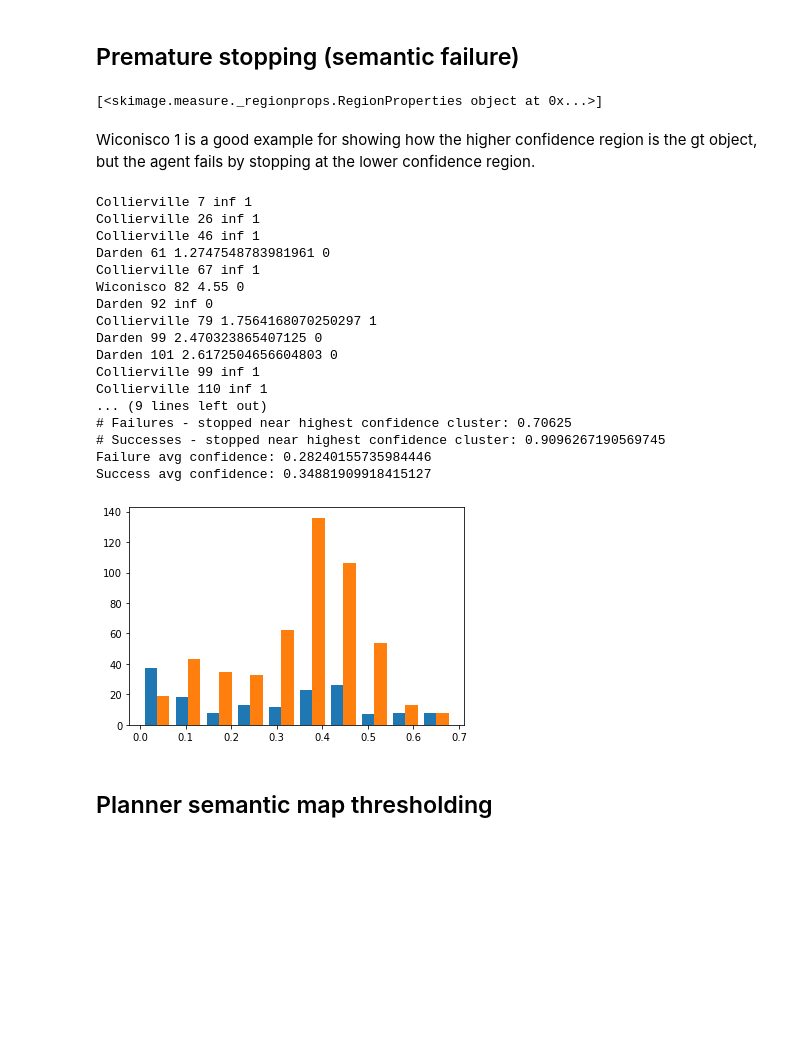
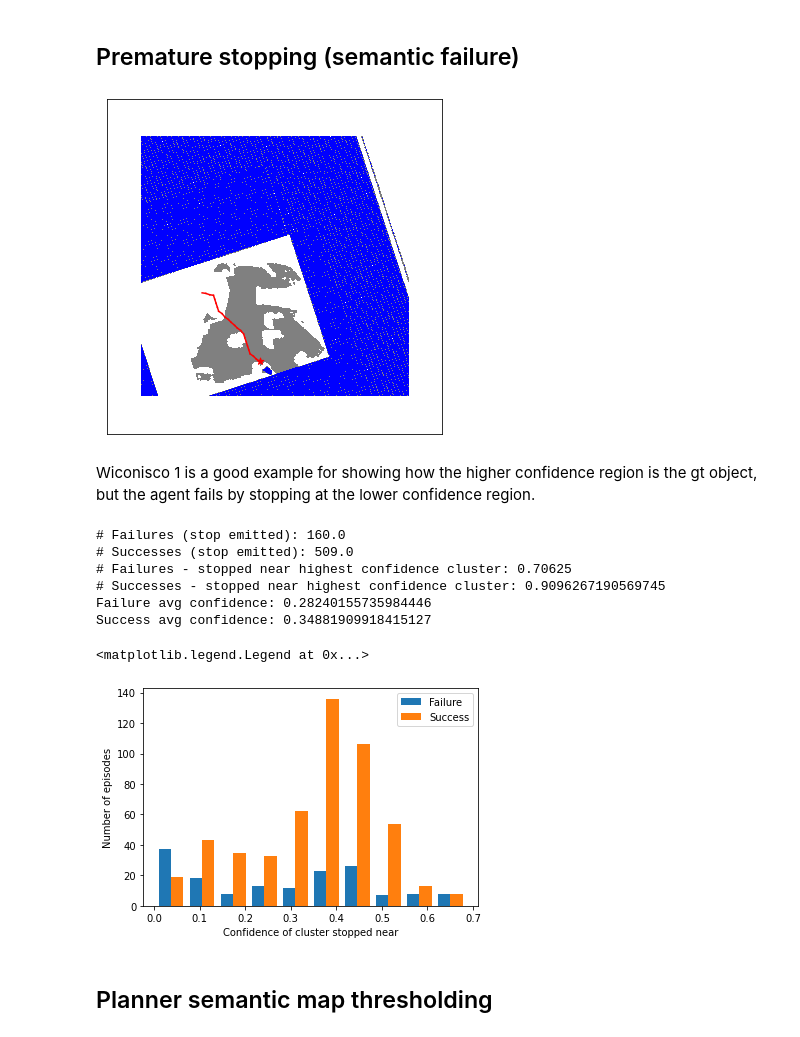
Before and after one commit to rish-raghu/Object-Goal-Navigation, a Jupyter notebook: Analysis.ipynb, the cells around one changed output. Drawn from its saved outputs; the diff is of its cells as text; code cells hidden in the pictures; blank space fills up the shorter version.

```diff
--- a/Analysis.ipynb
+++ b/Analysis.ipynb
@@ -270,7 +331,7 @@ success_lengths = []
 success_lengths_norm = []
 failure_lengths = []
 failure_lengths_norm = []
-for episode in episodes:
+for episode in episodes_baseline:
     length = 0
     for step in range(1, len(episode["positions"])):
         length += distance(episode["positions"][step-1], episode["positions"][step])
@@ -309,7 +370,7 @@ plt.hist((success_lengths, failure_lengths))
 # %%
 success_actions = []
 failure_actions = []
-for episode in episodes:
+for episode in episodes_baseline:
     num_actions = len(episode["positions"])
     if episode["success"]:
         success_actions.append(num_actions)
@@ -410,14 +471,15 @@ def render_episode(episode, map_type, render_goals=False, print_success=True):
         render_map = np.zeros_like(sem_map[0])
         goal_map = sem_map[episode["object_id"]+4]
         trav_map = sem_map[0]
-        render_map[trav_map>0] = 1
+        explored_map = sem_map[1]
+        render_map[(trav_map==0).astype(bool) & (explored_map>0).astype(bool)] = 1
         render_map[goal_map>0] = 2
         render_map = global_to_gt_map(render_map, episode)[:gt_sem_map.shape[1], :gt_sem_map.shape[2]]
         if np.sum(goal_map)==0:
             cmap = colors.ListedColormap(['white','gray'])
     plt.imshow(render_map, cmap=cmap)
-    plt.xlim([render_map.shape[1]//2-260, render_map.shape[1]//2+260])
-    plt.ylim([render_map.shape[0]//2+260, render_map.shape[0]//2-260])
+    plt.xlim([render_map.shape[1]//2-200, render_map.shape[1]//2+200])
+    plt.ylim([render_map.shape[0]//2+200, render_map.shape[0]//2-200])
     plt.xticks([])
     plt.yticks([])
 
@@ -835,13 +897,13 @@ def get_semantic_clusters(sem_map):
     #conf = np.take(sem_map, np.ravel_multi_index((region.coords[:,0], region.coords[:,1]), sem_map.shape))
     return regions
 # %%
-episode = get_episode("Wiconisco", 10, episodes)
-sem_map = np.load('results/{}/maparr_{}_{}.npy'.format(exp_name, episode["scene"], episode["episode_id"]))[episode["object_id"]+4]
-regions = get_semantic_clusters(sem_map)
-print(regions)
+episode = get_episode("Wiconisco", 56, episodes_denoise_semthr)
+#sem_map = np.load('/Volumes/thesis/results_external/{}/maparr_{}_{}.npy'.format(exp_name, episode["scene"], episode["episode_id"]))[episode["object_id"]+4]
 #sem_map = dataset_info[episode["scene"]][0]["sem_map"][episode["object_id"]+1]
+#render_episode(episode, "agent", print_success=False)
+render_episode(episode, "agent", print_success=False)
 # %% [output]
-[<skimage.measure._regionprops.RegionProperties object at 0x...>]
+[figure, added]
 # %% [markdown]
 Wiconisco 1 is a good example for showing how the higher confidence region is the gt object, but the agent fails by stopping at the lower confidence region.
 # %%
@@ -902,22 +955,0 @@ def stopping_analysis(episodes):
-# %%
-episodes = parse_episodes('run200')
-stopping_analysis(episodes)
-# %% [output]
-Collierville 7 inf 1
-Collierville 26 inf 1
-Collierville 46 inf 1
-Darden 61 1.2747548783981961 0
-Collierville 67 inf 1
-Wiconisco 82 4.55 0
-Darden 92 inf 0
-Collierville 79 1.7564168070250297 1
-Darden 99 2.470323865407125 0
-Darden 101 2.6172504656604803 0
-Collierville 99 inf 1
-Collierville 110 inf 1
-... (9 lines left out)
-# Failures - stopped near highest confidence cluster: 0.70625
-# Successes - stopped near highest confidence cluster: 0.9096267190569745
-Failure avg confidence: 0.28240155735984446
-Success avg confidence: 0.34881909918415127
-[figure, removed]
@@ -924,3 +958,24 @@ Success avg confidence: 0.34881909918415127
+# %%
+print("# Failures (stop emitted):", totals[0])
+print("# Successes (stop emitted):", totals[1])
+print("# Failures - stopped near highest confidence cluster:", num_highest_conf[0]/totals[0])
+print("# Successes - stopped near highest confidence cluster:", num_highest_conf[1]/totals[1])
+print("Failure avg confidence:", conf[0]/totals[0])
+print("Success avg confidence:", conf[1]/totals[1])
+
+plt.hist((conf_all[0], conf_all[1]), label=("Failure", "Success"))
+plt.xlabel("Confidence of cluster stopped near")
+plt.ylabel("Number of episodes")
+plt.legend()
+# %% [output]
+# Failures (stop emitted): 160.0
+# Successes (stop emitted): 509.0
+# Failures - stopped near highest confidence cluster: 0.70625
+# Successes - stopped near highest confidence cluster: 0.9096267190569745
+Failure avg confidence: 0.28240155735984446
+Success avg confidence: 0.34881909918415127
+<matplotlib.legend.Legend at 0x...>
+[figure, added]
 # %% [markdown]
 ## Planner semantic map thresholding
 # %%
```
Also changed, not shown: parts of 36 cells of this notebook.
